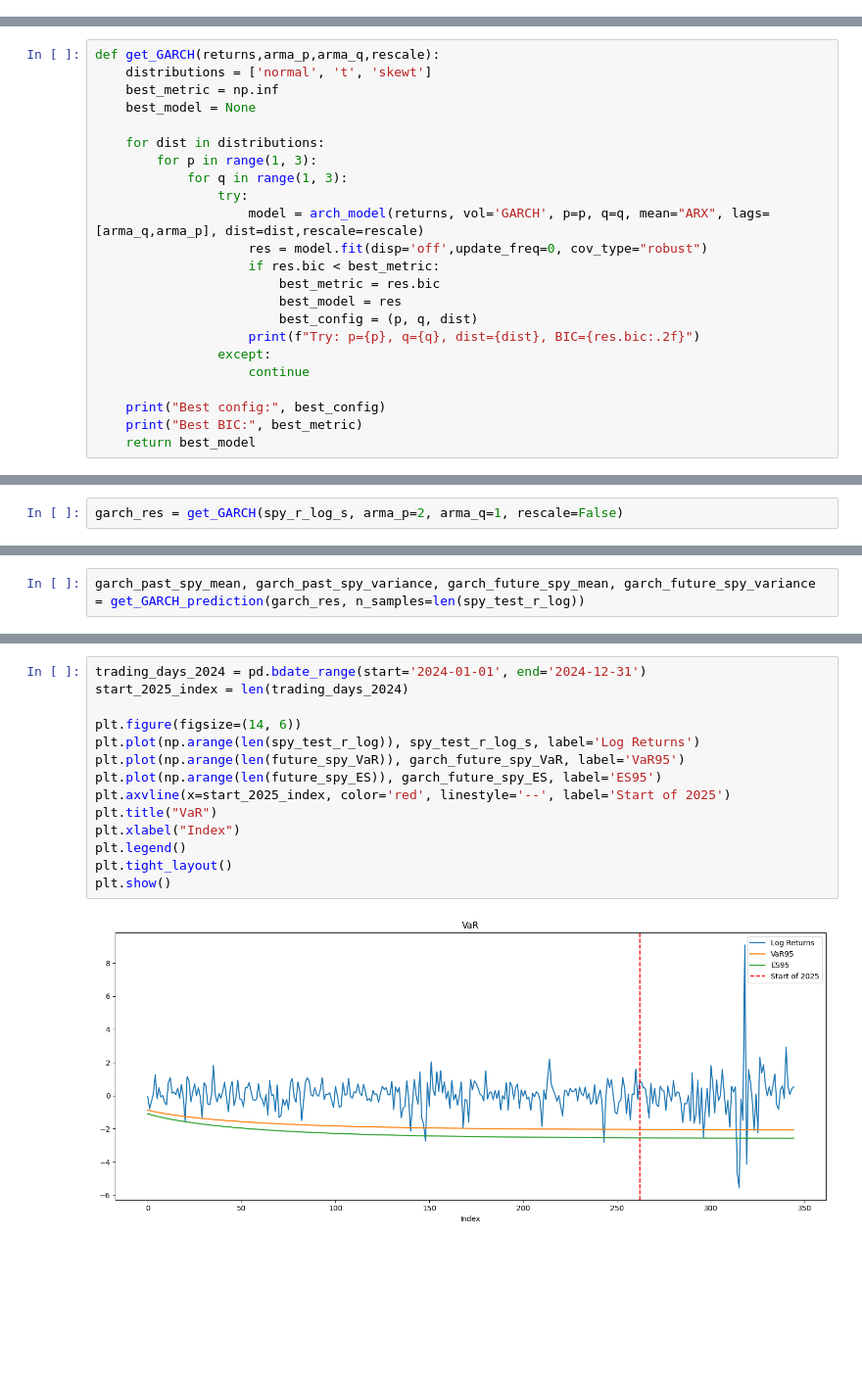
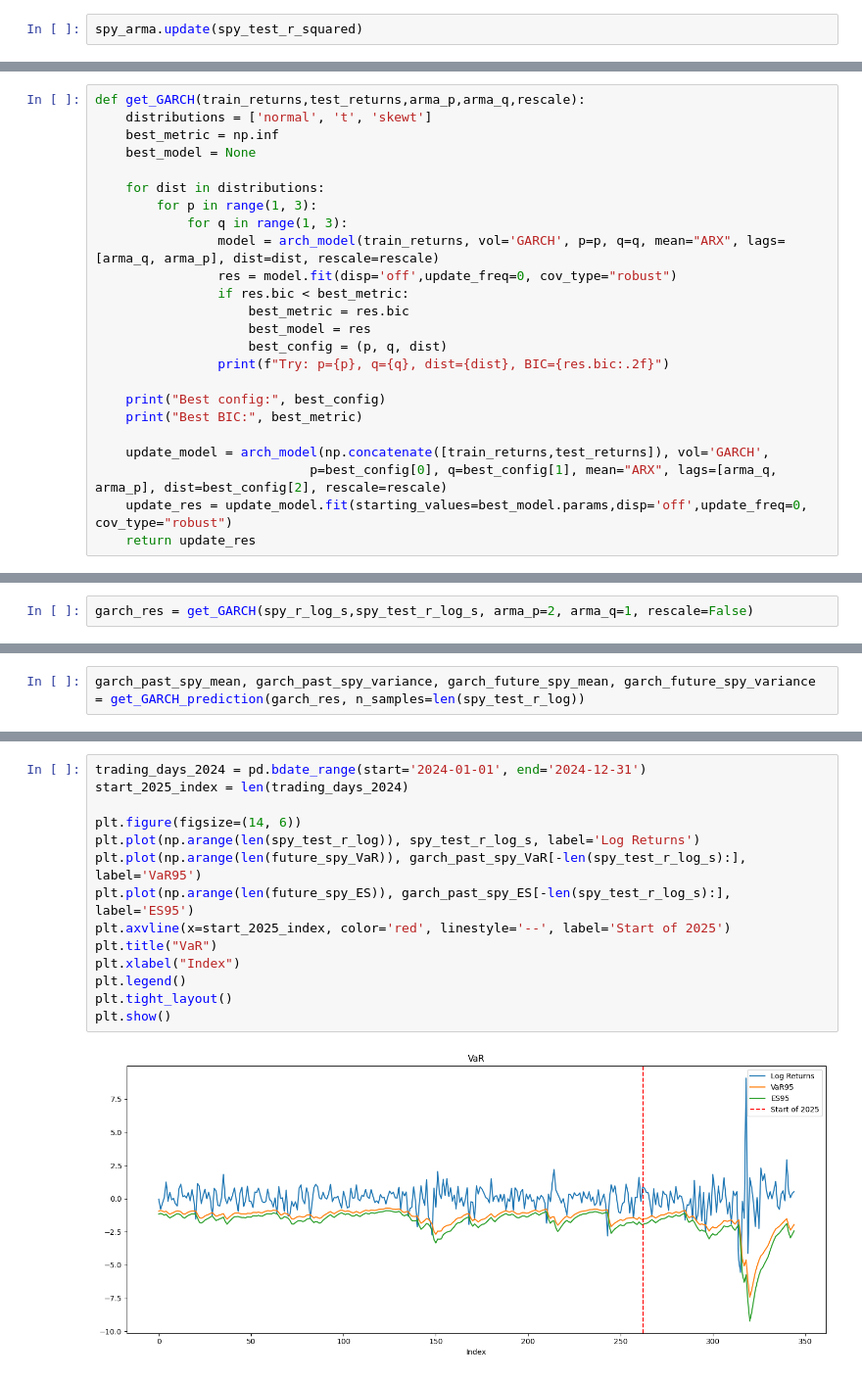
Before and after one commit to Lukirby/Stress-Testing-a-Markowitz-Portfolio, a Jupyter notebook: luca.ipynb, the cells around one changed output, grey strips where cells are left out. Shown: that part at 98% size. Saved outputs shown, nothing was run; the diff lists cells and outputs as text; blank space fills up the shorter version.

```diff
--- a/luca.ipynb
+++ b/luca.ipynb
@@ -278,3 +279,5 @@ Performing stepwise search to minimize bic
 
 Warnings:
 [1] Covariance matrix calculated using the outer product of gradients (complex-step).
+# %%
+spy_arma.update(spy_test_r_squared)
@@ -351,7 +356,7 @@ scaler_spy_r_log = StandardScaler()
 spy_r_log_s = scaler_spy_r_log.fit_transform(spy_r_log.values.reshape(-1, 1)).flatten()
 spy_test_r_log_s = scaler_spy_r_log.transform(spy_test_r_log.values.reshape(-1, 1)).flatten()
 # %%
-def get_GARCH(returns,arma_p,arma_q,rescale):
+def get_GARCH(train_returns,test_returns,arma_p,arma_q,rescale):
     distributions = ['normal', 't', 'skewt']
     best_metric = np.inf
     best_model = None
@@ -359,20 +364,21 @@ def get_GARCH(returns,arma_p,arma_q,rescale):
     for dist in distributions:
         for p in range(1, 3):
             for q in range(1, 3):
-                try:
-                    model = arch_model(returns, vol='GARCH', p=p, q=q, mean="ARX", lags=[arma_q,arma_p], dist=dist,rescale=rescale)
-                    res = model.fit(disp='off',update_freq=0, cov_type="robust")
-                    if res.bic < best_metric:
-                        best_metric = res.bic
-                        best_model = res
-                        best_config = (p, q, dist)
-                    print(f"Try: p={p}, q={q}, dist={dist}, BIC={res.bic:.2f}")
-                except:
-                    continue
+                model = arch_model(train_returns, vol='GARCH', p=p, q=q, mean="ARX", lags=[arma_q, arma_p], dist=dist, rescale=rescale)
+                res = model.fit(disp='off',update_freq=0, cov_type="robust")
+                if res.bic < best_metric:
+                    best_metric = res.bic
+                    best_model = res
+                    best_config = (p, q, dist)
+                print(f"Try: p={p}, q={q}, dist={dist}, BIC={res.bic:.2f}")
 
     print("Best config:", best_config)
     print("Best BIC:", best_metric)
-    return best_model
+
+    update_model = arch_model(np.concatenate([train_returns,test_returns]), vol='GARCH',
+                            p=best_config[0], q=best_config[1], mean="ARX", lags=[arma_q, arma_p], dist=best_config[2], rescale=rescale)
+    update_res = update_model.fit(starting_values=best_model.params,disp='off',update_freq=0, cov_type="robust")
+    return update_res
 # %%
 def get_GARCH_prediction(garch_result, n_samples):
     # Past predictions
@@ -387,7 +393,7 @@ def get_GARCH_prediction(garch_result, n_samples):
 
     return past_mean_series, past_variance, future_mean, future_variance
 # %%
-garch_res = get_GARCH(spy_r_log_s, arma_p=2, arma_q=1, rescale=False)
+garch_res = get_GARCH(spy_r_log_s,spy_test_r_log_s, arma_p=2, arma_q=1, rescale=False)
 # %% [output]
 Try: p=1, q=1, dist=normal, BIC=8451.19
 Try: p=1, q=2, dist=normal, BIC=8459.36
@@ -468,16 +496,16 @@ plt.show()
 # %%
 trading_days_2024 = pd.bdate_range(start='2024-01-01', end='2024-12-31')
 start_2025_index = len(trading_days_2024)
 
 plt.figure(figsize=(14, 6))
 plt.plot(np.arange(len(spy_test_r_log)), spy_test_r_log_s, label='Log Returns')
-plt.plot(np.arange(len(future_spy_VaR)), garch_future_spy_VaR, label='VaR95')
-plt.plot(np.arange(len(future_spy_ES)), garch_future_spy_ES, label='ES95')
+plt.plot(np.arange(len(future_spy_VaR)), garch_past_spy_VaR[-len(spy_test_r_log_s):], label='VaR95')
+plt.plot(np.arange(len(future_spy_ES)), garch_past_spy_ES[-len(spy_test_r_log_s):], label='ES95')
 plt.axvline(x=start_2025_index, color='red', linestyle='--', label='Start of 2025')
 plt.title("VaR")
 plt.xlabel("Index")
 plt.legend()
 plt.tight_layout()
 plt.show()
 # %% [output]
-[figure, old version]
+[figure, new version]
```
Also changed, not shown: parts of 12 cells of this notebook.
